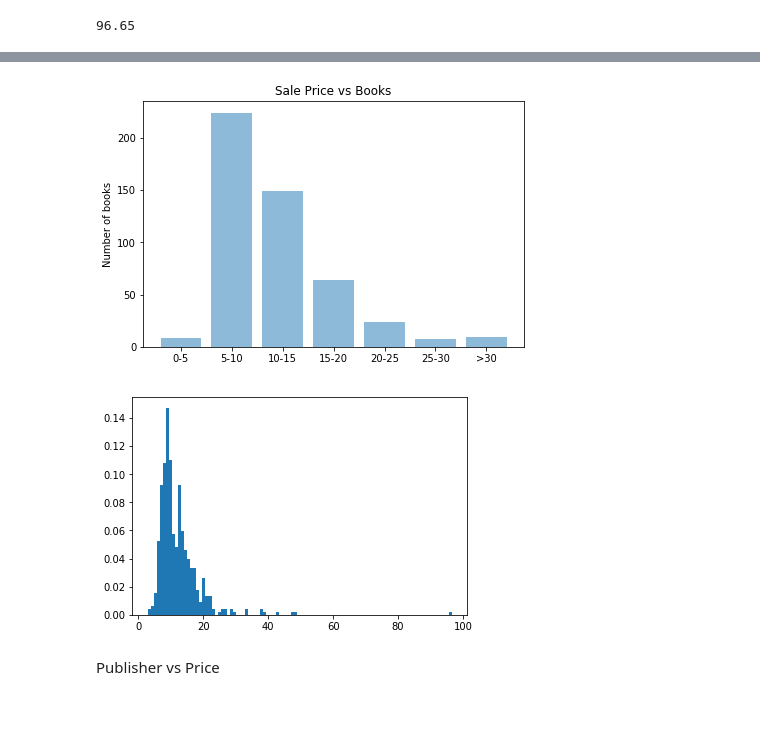
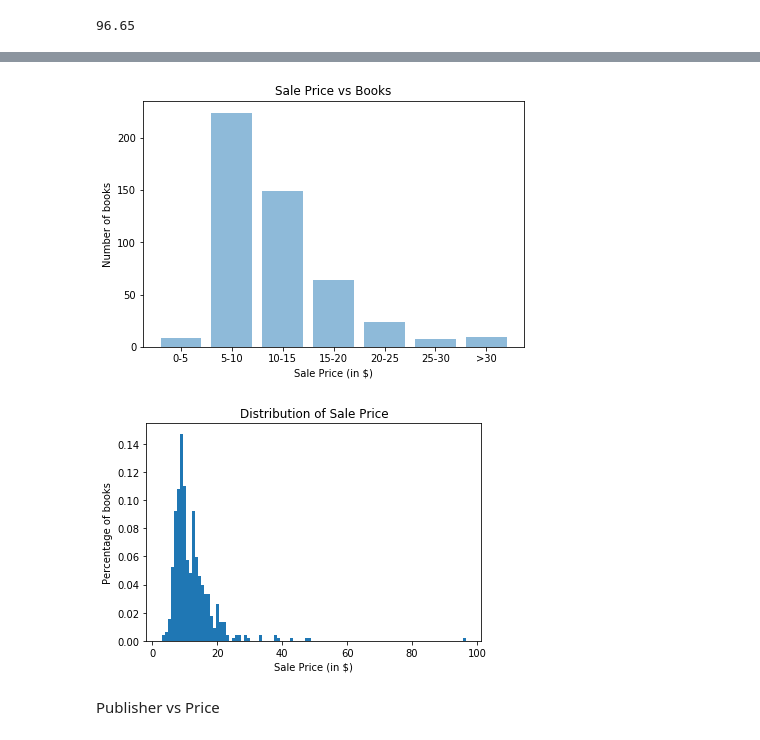
Before and after one commit to deepanshugera/data-analysis-cs839, a Jupyter notebook: Analysis_2.ipynb, the cells around one changed output, grey strips where cells are left out. Drawn from its saved outputs; the diff is of its cells as text; code cells hidden in the pictures; blank space fills up the shorter version.

```diff
--- a/Analysis_2.ipynb
+++ b/Analysis_2.ipynb
@@ -90,22 +93,25 @@ price_range = ['0-5','5-10','10-15','15-20','20-25','25-30','>30']
 # %%
 plt.bar(np.arange(len(books)), books, align='center', alpha=0.5)
 plt.tight_layout()
 plt.xticks(np.arange(len(books)), price_range,horizontalalignment='center')
-plt.savefig('./figures/price_vs_num_books.jpg', bbox_inches = 'tight')
 plt.ylabel('Number of books')
 plt.title('Sale Price vs Books')
+plt.xlabel('Sale Price (in $)')
+plt.savefig('./figures/price_vs_num_books.jpg', bbox_inches = 'tight')
 plt.show()
 # %% [output]
-[figure, old version]
+[figure, new version]
 # %%
 price = data['Sale Price'].dropna()
 # %%
 plt.hist(price,normed=True,bins=100)
-plt.ylabel('Sale Price')
-plt.xlabel('')
+plt.title('Distribution of Sale Price')
+plt.ylabel('Percentage of books')
+plt.xlabel('Sale Price (in $)')
+plt.savefig('./figures/price_vs_num_books distribution.jpg', bbox_inches = 'tight')
 plt.show()
 # %% [output]
-[figure, old version]
+[figure, new version]
 # %% [markdown]
 Publisher vs Price
 # %%
```
Also changed, not shown: parts of 10 cells of this notebook, 1 other file.
